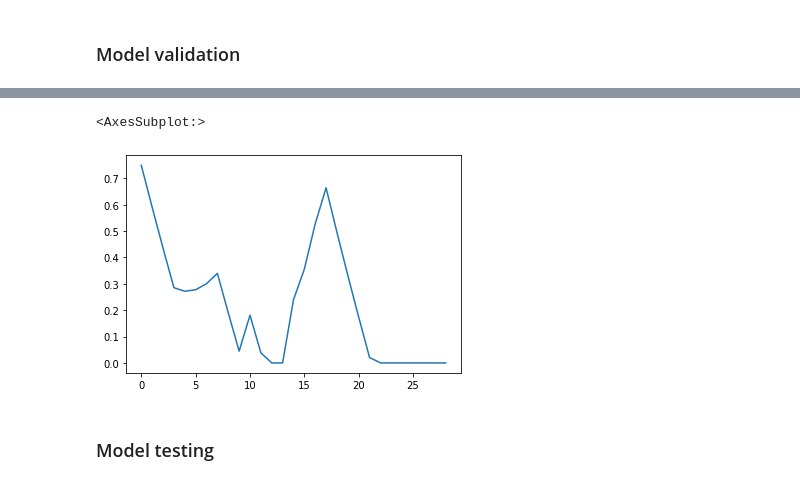
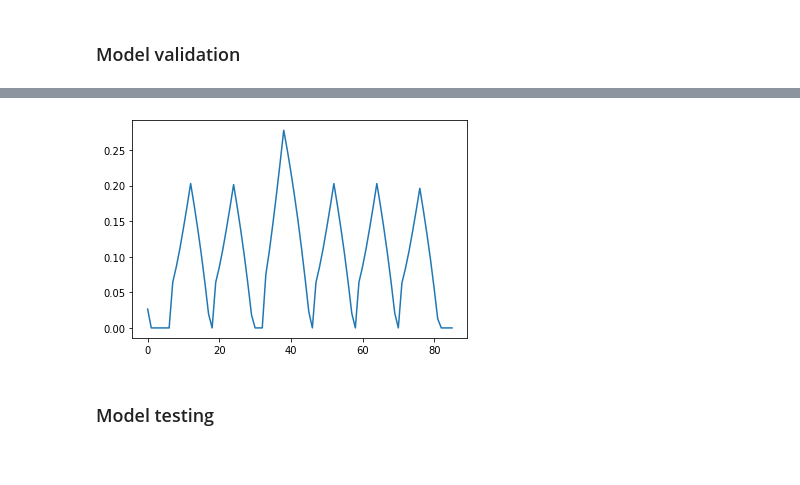
Before and after one commit to alextremo0205/SWMM_Hybrid_approach, a Jupyter notebook: UDS_Emulator.ipynb, the cells around one changed output, grey strips where cells are left out. Saved outputs shown, nothing was run; the diff lists cells and outputs as text; code cells hidden in the pictures.

```diff
--- a/UDS_Emulator.ipynb
+++ b/UDS_Emulator.ipynb
@@ -126,7 +128,6 @@ net.show()
 # %%
-optimizer1 = optim.SGD(wn.q_transfer_ANN.parameters(), lr=0.0005, momentum=0.9)
-optimizer2 = optim.SGD(wn.q_runoff_ANN.parameters(), lr=0.0005, momentum=0.9)
-losses_np=[]
+optimizer1 = optim.SGD(wn.q_transfer_ANN.parameters(), lr=0.005, momentum=0.9)
+optimizer2 = optim.SGD(wn.q_runoff_ANN.parameters(), lr=0.005, momentum=0.9)
 
 time_steps = 1
 
@@ -166,11 +167,21 @@ pd.Series(np.array(losses_np)).plot()
 # %% [markdown]
 ### Model validation
 # %%
+# wn.set_h(X_train[0][1])
+# columns = ['Time' , 'Node', 'Depth', 'x_coord' , 'y_coord']
+# df = pd.DataFrame(wn.get_depths_to_rows(0), columns = columns)
+# dummy_validation_rain = [0,0,0,2, 3, 4, 5, 0, 0,10,0 ,0, 0, 10, 10, 20, 30, 0,0 ,0,0,0,0,0,0,0,0,0]
+# for time in range(len(dummy_validation_rain)):
+#     wn.update_h(rain = (dummy_validation_rain[time])/40)
+#     new_h_rows = pd.DataFrame(wn.get_depths_to_rows(time+1), columns = columns)
+#     df = pd.concat([df,new_h_rows])
+%time
 wn.set_h(X_train[0][1])
 columns = ['Time' , 'Node', 'Depth', 'x_coord' , 'y_coord']
 df = pd.DataFrame(wn.get_depths_to_rows(0), columns = columns)
-dummy_validation_rain = [0,0,0,2, 3, 4, 5, 0, 0,10,0 ,0, 0, 10, 10, 20, 30, 0,0 ,0,0,0,0,0,0,0,0,0]
-for time in range(len(dummy_validation_rain)):
-    wn.update_h(rain = (dummy_validation_rain[time])/40)
+# dummy_validation_rain = [0,0,0,2, 3, 4, 5, 0, 0,10,0 ,0, 0, 10, 10, 20, 30, 0,0 ,0,0,0,0,0,0,0,0,0]
+training_rainfall = list(rainfall_raw_data.value)
+for time in range(len(training_rainfall)):
+    wn.update_h(rain = (training_rainfall[time])/40)
     new_h_rows = pd.DataFrame(wn.get_depths_to_rows(time+1), columns = columns)
     df = pd.concat([df,new_h_rows])
@@ -177,7 +191,7 @@ for time in range(len(dummy_validation_rain)):
 # %%
-depth_one_node = df[df['Node']=='j_90575']['Depth'] #.plot() j_90550
+node_name = 'j_90708'
+depth_one_node = df[df['Node']==node_name]['Depth'] #.plot() j_90550 j_90575
 depth_one_node=depth_one_node.reset_index()
-depth_one_node['Depth'].plot()
+a = depth_one_node['Depth'].plot()
 # %% [output]
-<AxesSubplot:>
-[figure, old version]
+[figure, new version]
```
Also changed, not shown: parts of 11 cells of this notebook, 25 other files.
